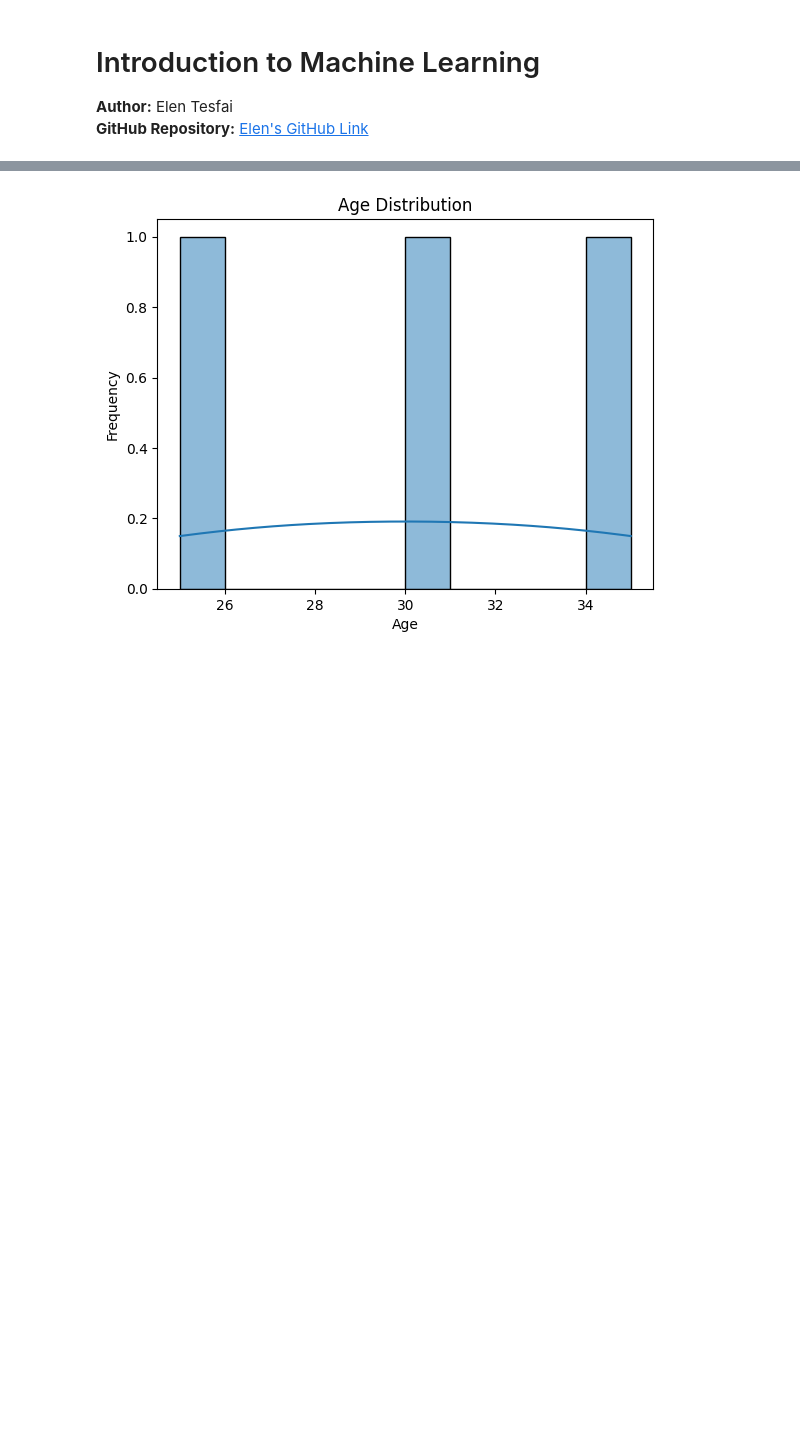
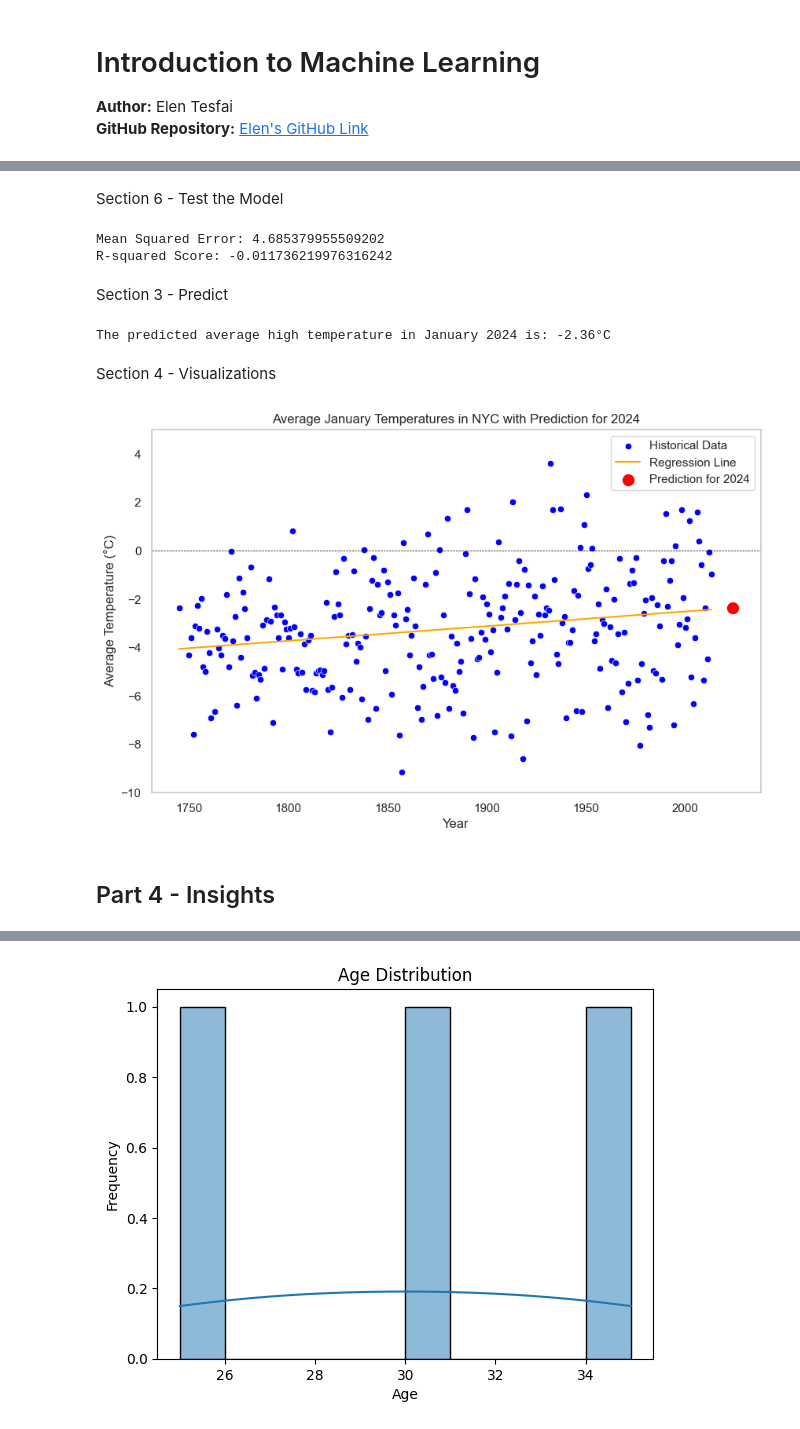
Before and after one commit to Elen-tesfai/datafun-07-ml, a Jupyter notebook: elent_ml_v2.ipynb, the cells around one changed output, grey strips where cells are left out. Saved outputs shown, nothing was run; the diff lists cells and outputs as text; code cells hidden in the pictures; blank space fills up the shorter version.

```diff
--- a/elent_ml_v2.ipynb
+++ b/elent_ml_v2.ipynb
@@ -54,0 +475,19 @@ max    35.0  80000.000000
+# %%
+# Split the data into features and target variable
+X = january_data[['Year']]  # Feature
+y = january_data['AverageTemperature']  # Target variable
+
+# Split the dataset into training and testing sets
+X_train, X_test, y_train, y_test = train_test_split(X, y, test_size=0.2, random_state=42)
+
+# Check the shape of each dataset
+print("Training data shape:", X_train.shape)
+print("Testing data shape:", X_test.shape)
+
+# Train the Linear Regression model
+model = LinearRegression()
+model.fit(X_train, y_train)
+
+# View the returned coef_ and intercept_
+print("Coefficient (slope):", model.coef_[0])
+print("Intercept:", model.intercept_)
@@ -54,0 +499,59 @@ max    35.0  80000.000000
+# %% [markdown]
+Section 6 - Test the Model
+# %%
+from sklearn.metrics import mean_squared_error, r2_score
+
+# Make predictions on the test set
+y_pred = model.predict(X_test)
+
+# Calculate and display the Mean Squared Error and R-squared score
+mse = mean_squared_error(y_test, y_pred)
+r2 = r2_score(y_test, y_pred)
+
+print("Mean Squared Error:", mse)
+print("R-squared Score:", r2)
+# %% [output]
+Mean Squared Error: 4.685379955509202
+R-squared Score: -0.011736219976316242
+# %% [markdown]
+Section 3 - Predict
+# %%
+# Predict the average high temperature for January 2024
+year_to_predict = pd.DataFrame({'Year': [2024]})  # Create a DataFrame with a valid feature name
+predicted_temp = model.predict(year_to_predict)
+
+print(f"The predicted average high temperature in January 2024 is: {predicted_temp[0]:.2f}°C")
+# %% [output]
+The predicted average high temperature in January 2024 is: -2.36°C
+# %% [markdown]
+ Section 4 - Visualizations
+# %%
+# Create a scatter plot of the historical data
+plt.figure(figsize=(10, 6))
+sns.scatterplot(data=january_data, x='Year', y='AverageTemperature', label='Historical Data', color='blue')
+
+# Create a regression line
+regression_line = LinearRegression().fit(X_train, y_train)
+y_pred = regression_line.predict(X)
+
+# Plot the regression line
+plt.plot(january_data['Year'], y_pred, color='orange', label='Regression Line')
+
+# Highlight the prediction for 2024
+plt.scatter(2024, -2.36, color='red', label='Prediction for 2024', s=100)
+
+# Set the title and labels
+plt.title('Average January Temperatures in NYC with Prediction for 2024')
+plt.xlabel('Year')
+plt.ylabel('Average Temperature (°C)')
+plt.ylim(-10, 5)  # Adjust y-axis limits as necessary
+plt.axhline(0, color='black', lw=0.5, ls='--')  # Add a horizontal line at y=0
+plt.legend()
+plt.grid()
+
+# Show the plot
+plt.show()
+# %% [output]
+[figure, added]
+# %% [markdown]
+## Part 4 - Insights
```
Also changed, not shown: parts of 39 cells of this notebook, 1 other file.
